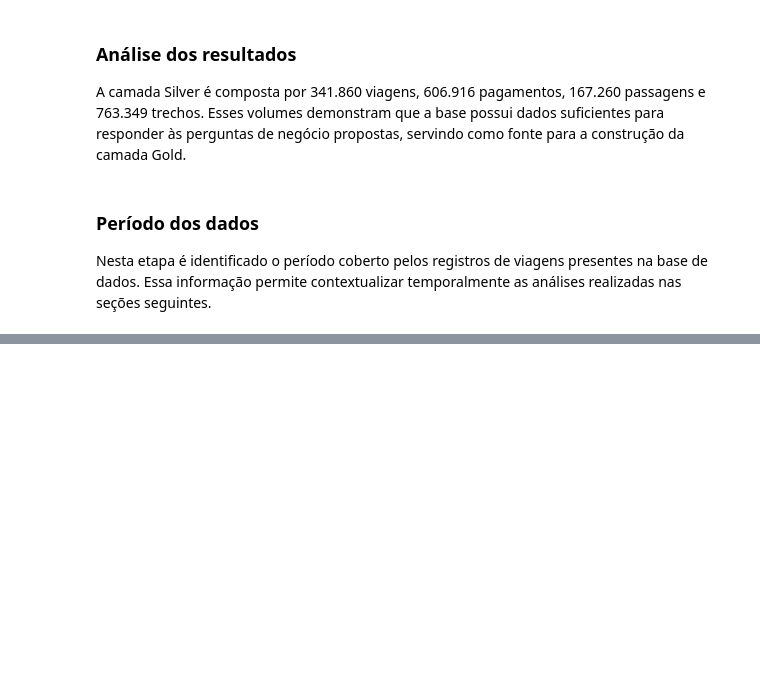
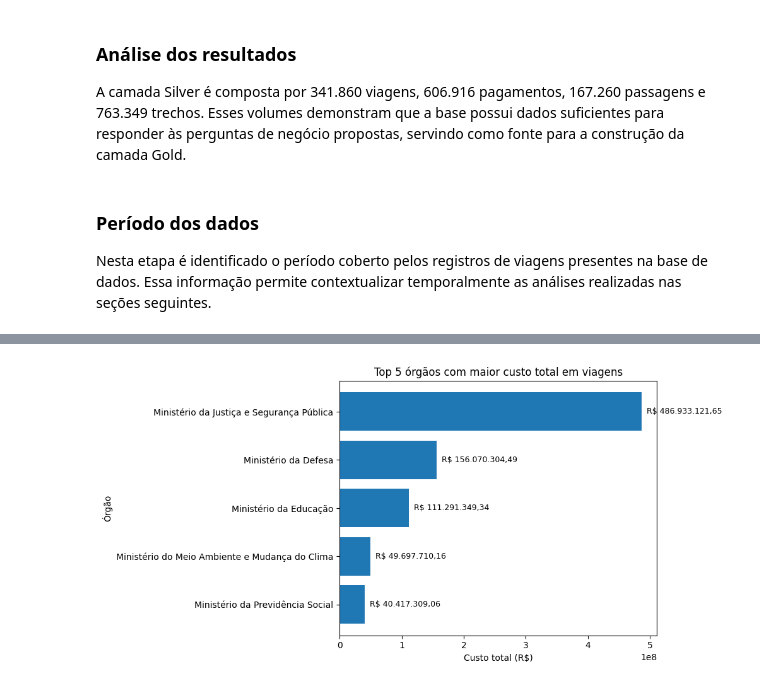
Before and after one commit to FernandaBarrosLinhares/Projeto-Final-Fernanda-Linhares, a Jupyter notebook: _MySQL/3_analise.ipynb, the cells around one changed output, grey strips where cells are left out. Saved outputs shown, nothing was run; the diff lists cells and outputs as text; code cells hidden in the pictures; blank space fills up the shorter version.

```diff
--- a/_MySQL/3_analise.ipynb
+++ b/_MySQL/3_analise.ipynb
@@ -141,0 +107,16 @@ A análise evidencia uma concentração significativa dos gastos em poucos órg
+# %%
+sql_q1 = '''
+SELECT
+    nome_orgao_superior AS orgao,
+    SUM(valor_total) AS custo_total
+FROM silver_viagem
+GROUP BY nome_orgao_superior
+ORDER BY custo_total DESC
+LIMIT 5;
+'''
+
+q1 = consultar(sql_q1)
+
+q1['custo_total_formatado'] = q1['custo_total'].apply(reais)
+
+q1
@@ -141,0 +130,27 @@ A análise evidencia uma concentração significativa dos gastos em poucos órg
+# %%
+fig, ax = plt.subplots(figsize=(10, 5))
+
+ax.barh(
+    q1['orgao'],
+    q1['custo_total']
+)
+
+ax.invert_yaxis()
+
+ax.set_title('Top 5 órgãos com maior custo total em viagens')
+ax.set_xlabel('Custo total (R$)')
+ax.set_ylabel('Órgão')
+
+for i, valor in enumerate(q1['custo_total']):
+    ax.text(
+        valor,
+        i,
+        '  ' + reais(valor),
+        va='center',
+        fontsize=9
+    )
+
+plt.tight_layout()
+plt.show()
+# %% [output]
+[figure, added]
```
Also changed, not shown: parts of 13 cells of this notebook.
